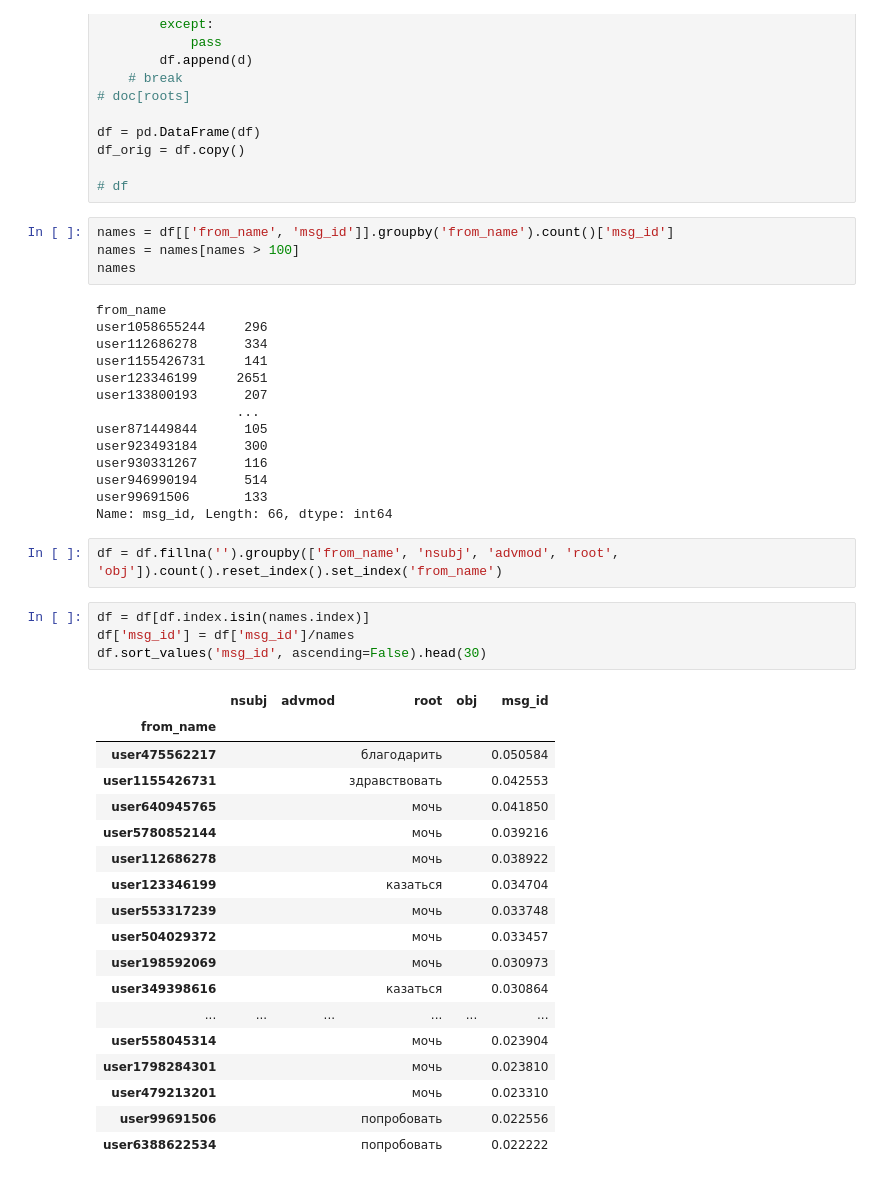
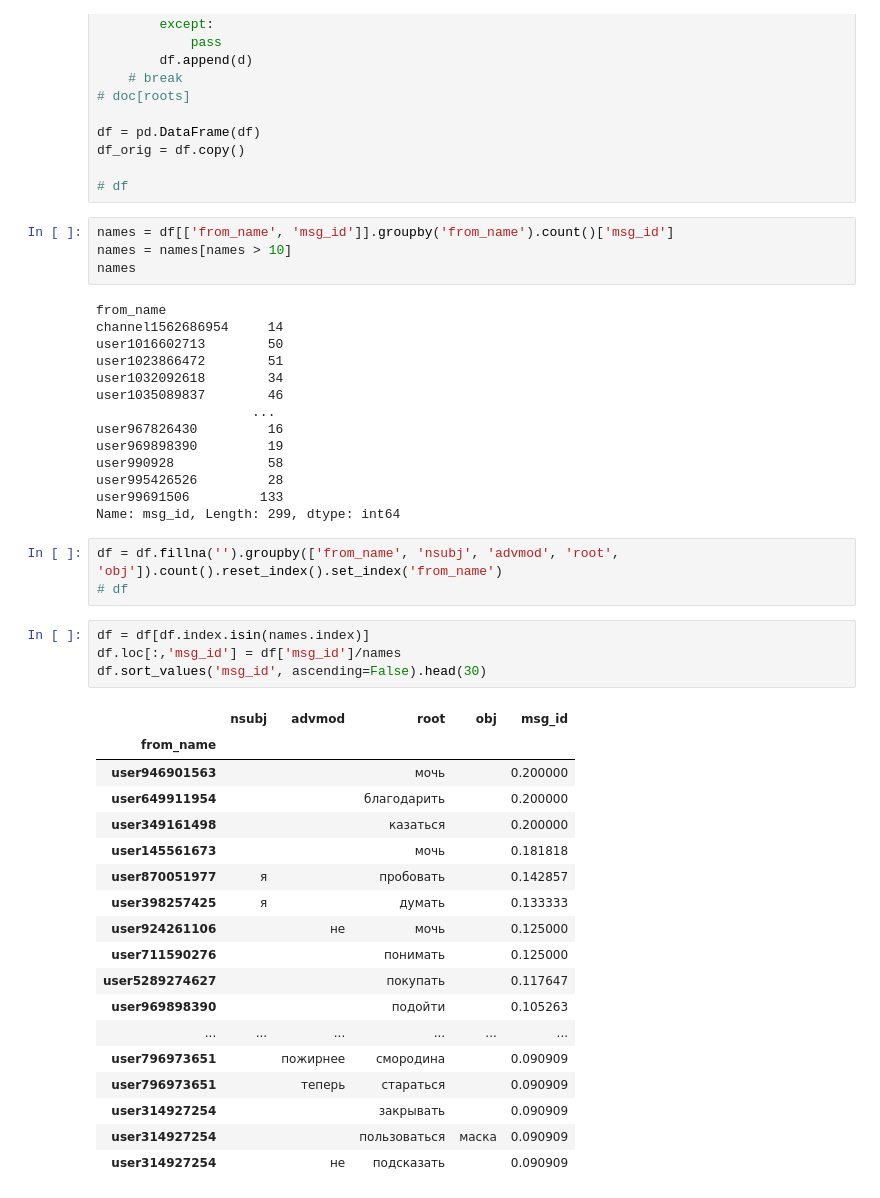
Before and after one commit to mkoninin/tg-json-analysis, a Jupyter notebook: 100 - парсер предложений.ipynb, the cells around one changed output. Drawn from its saved outputs; the diff is of its cells as text.

```diff
--- a/100 - парсер предложений.ipynb
+++ b/100 - парсер предложений.ipynb
@@ -164,44 +165,45 @@ df_orig = df.copy()
 # df
 # %%
 names = df[['from_name', 'msg_id']].groupby('from_name').count()['msg_id']
-names = names[names > 100]
+names = names[names > 10]
 names
 # %% [output]
 from_name
-user1058655244     296
-user112686278      334
-user1155426731     141
-user123346199     2651
-user133800193      207
-                  ...
-user871449844      105
-user923493184      300
-user930331267      116
-user946990194      514
-user99691506       133
-Name: msg_id, Length: 66, dtype: int64
+channel1562686954     14
+user1016602713        50
+user1023866472        51
+user1032092618        34
+user1035089837        46
+                    ...
+user967826430         16
+user969898390         19
+user990928            58
+user995426526         28
+user99691506         133
+Name: msg_id, Length: 299, dtype: int64
 # %%
 df = df.fillna('').groupby(['from_name', 'nsubj', 'advmod', 'root', 'obj']).count().reset_index().set_index('from_name')
+# df
 # %%
 df = df[df.index.isin(names.index)]
-df['msg_id'] = df['msg_id']/names
+df.loc[:,'msg_id'] = df['msg_id']/names
 df.sort_values('msg_id', ascending=False).head(30)
 # %% [output]
 |  | nsubj | advmod | root | obj | msg_id |
 | from_name |  |  |  |  |  |
-| user475562217 |  |  | благодарить |  | 0.050584 |
-| user1155426731 |  |  | здравствовать |  | 0.042553 |
-| user640945765 |  |  | мочь |  | 0.041850 |
-| user5780852144 |  |  | мочь |  | 0.039216 |
-| user112686278 |  |  | мочь |  | 0.038922 |
-| user123346199 |  |  | казаться |  | 0.034704 |
-| user553317239 |  |  | мочь |  | 0.033748 |
-| user504029372 |  |  | мочь |  | 0.033457 |
-| user198592069 |  |  | мочь |  | 0.030973 |
-| user349398616 |  |  | казаться |  | 0.030864 |
+| user946901563 |  |  | мочь |  | 0.200000 |
+| user649911954 |  |  | благодарить |  | 0.200000 |
+| user349161498 |  |  | казаться |  | 0.200000 |
+| user145561673 |  |  | мочь |  | 0.181818 |
+| user870051977 | я |  | пробовать |  | 0.142857 |
+| user398257425 | я |  | думать |  | 0.133333 |
+| user924261106 |  | не | мочь |  | 0.125000 |
+| user711590276 |  |  | понимать |  | 0.125000 |
+| user5289274627 |  |  | покупать |  | 0.117647 |
+| user969898390 |  |  | подойти |  | 0.105263 |
 | ... | ... | ... | ... | ... | ... |
-| user558045314 |  |  | мочь |  | 0.023904 |
-| user1798284301 |  |  | мочь |  | 0.023810 |
-| user479213201 |  |  | мочь |  | 0.023310 |
-| user99691506 |  |  | попробовать |  | 0.022556 |
-| user6388622534 |  |  | попробовать |  | 0.022222 |
+| user796973651 |  | пожирнее | смородина |  | 0.090909 |
+| user796973651 |  | теперь | стараться |  | 0.090909 |
+| user314927254 |  |  | закрывать |  | 0.090909 |
+| user314927254 |  |  | пользоваться | маска | 0.090909 |
+| user314927254 |  | не | подсказать |  | 0.090909 |
```
Also changed, not shown: parts of 19 cells of this notebook.
